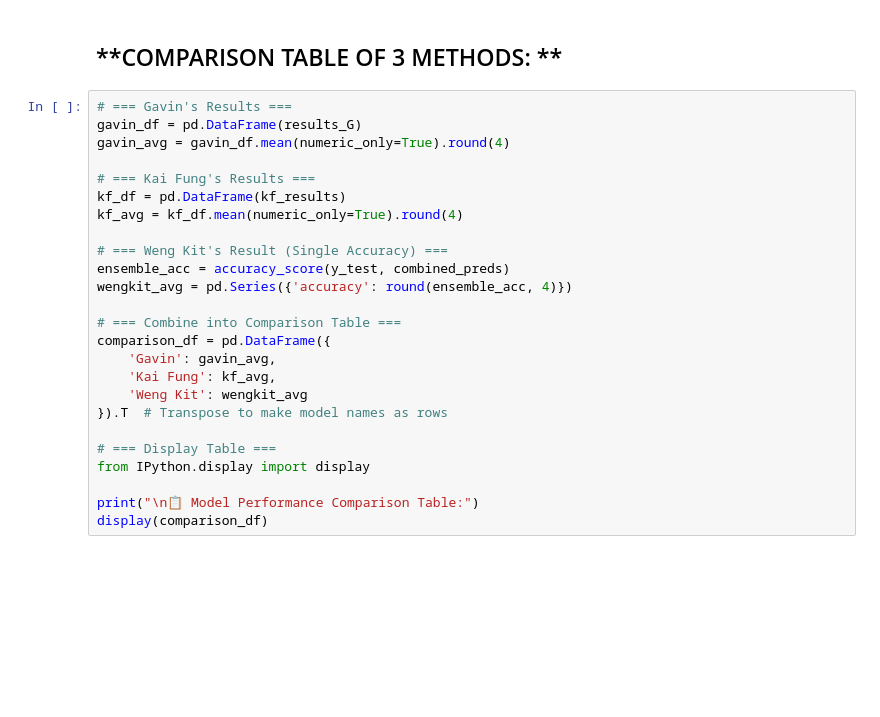
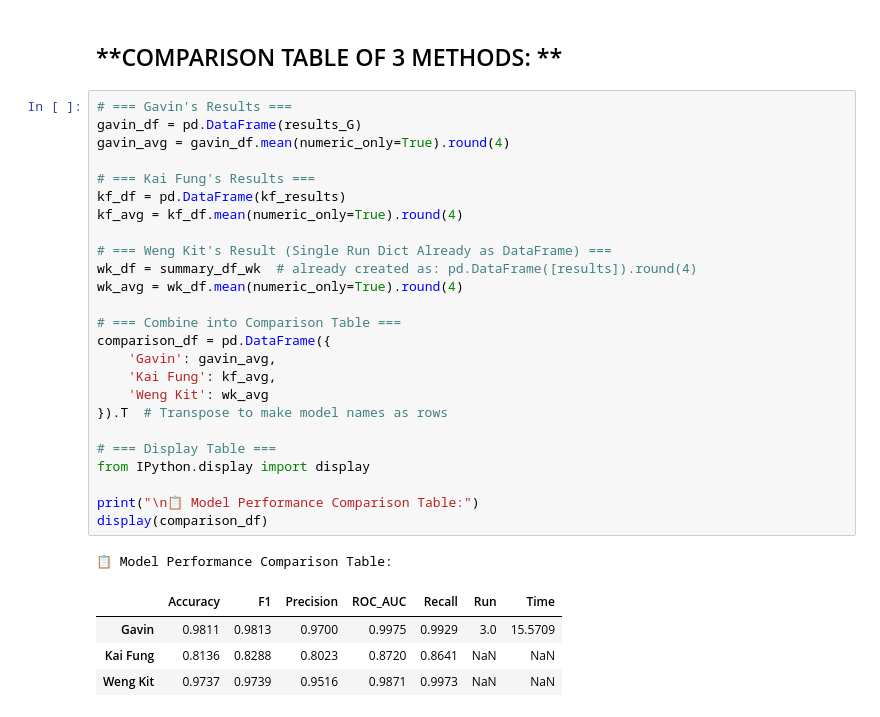
Before and after one commit to Octaxx/DLI-Assignment, a Jupyter notebook: Compile_Model.ipynb, the cells around one changed output. Saved outputs shown, nothing was run; the diff lists cells and outputs as text; blank space fills up the shorter version.

Commit message:
Updated comparison table on WK result

```diff
--- a/Compile_Model.ipynb
+++ b/Compile_Model.ipynb
@@ -490,28 +581,34 @@ print(summary_df_wk)
 # %%
 # === Gavin's Results ===
 gavin_df = pd.DataFrame(results_G)
 gavin_avg = gavin_df.mean(numeric_only=True).round(4)
 
 # === Kai Fung's Results ===
 kf_df = pd.DataFrame(kf_results)
 kf_avg = kf_df.mean(numeric_only=True).round(4)
 
-# === Weng Kit's Result (Single Accuracy) ===
-ensemble_acc = accuracy_score(y_test, combined_preds)
-wengkit_avg = pd.Series({'accuracy': round(ensemble_acc, 4)})
+# === Weng Kit's Result (Single Run Dict Already as DataFrame) ===
+wk_df = summary_df_wk  # already created as: pd.DataFrame([results]).round(4)
+wk_avg = wk_df.mean(numeric_only=True).round(4)
 
 # === Combine into Comparison Table ===
 comparison_df = pd.DataFrame({
     'Gavin': gavin_avg,
     'Kai Fung': kf_avg,
-    'Weng Kit': wengkit_avg
+    'Weng Kit': wk_avg
 }).T  # Transpose to make model names as rows
 
 # === Display Table ===
 from IPython.display import display
 
 print("\n📋 Model Performance Comparison Table:")
 display(comparison_df)
+# %% [output]
+📋 Model Performance Comparison Table:
+|  | Accuracy | F1 | Precision | ROC_AUC | Recall | Run | Time |
+| Gavin | 0.9811 | 0.9813 | 0.9700 | 0.9975 | 0.9929 | 3.0 | 15.5709 |
+| Kai Fung | 0.8136 | 0.8288 | 0.8023 | 0.8720 | 0.8641 | NaN | NaN |
+| Weng Kit | 0.9737 | 0.9739 | 0.9516 | 0.9871 | 0.9973 | NaN | NaN |
 # %%
 import matplotlib.pyplot as plt
 
```
Also changed, not shown: parts of 14 cells of this notebook.
